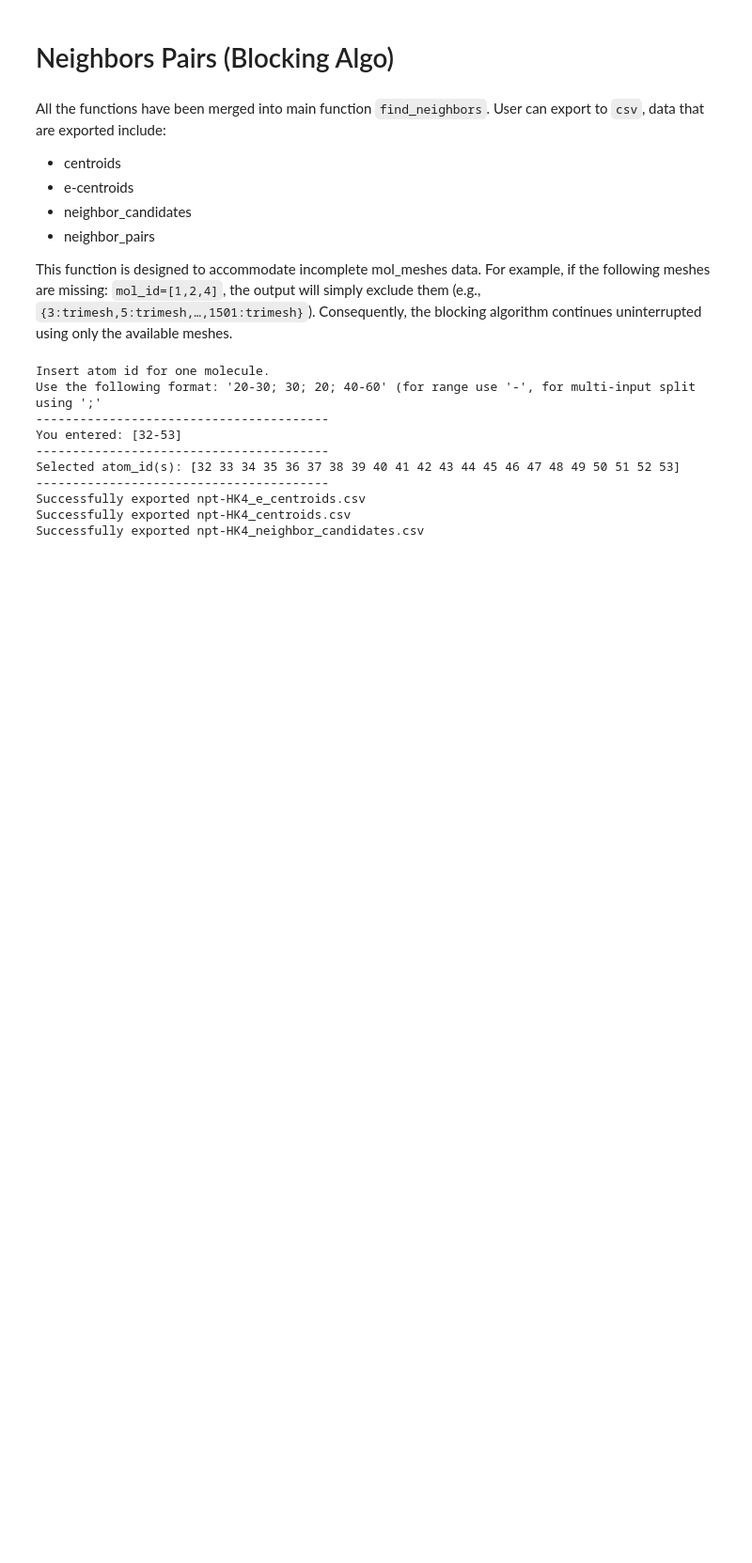
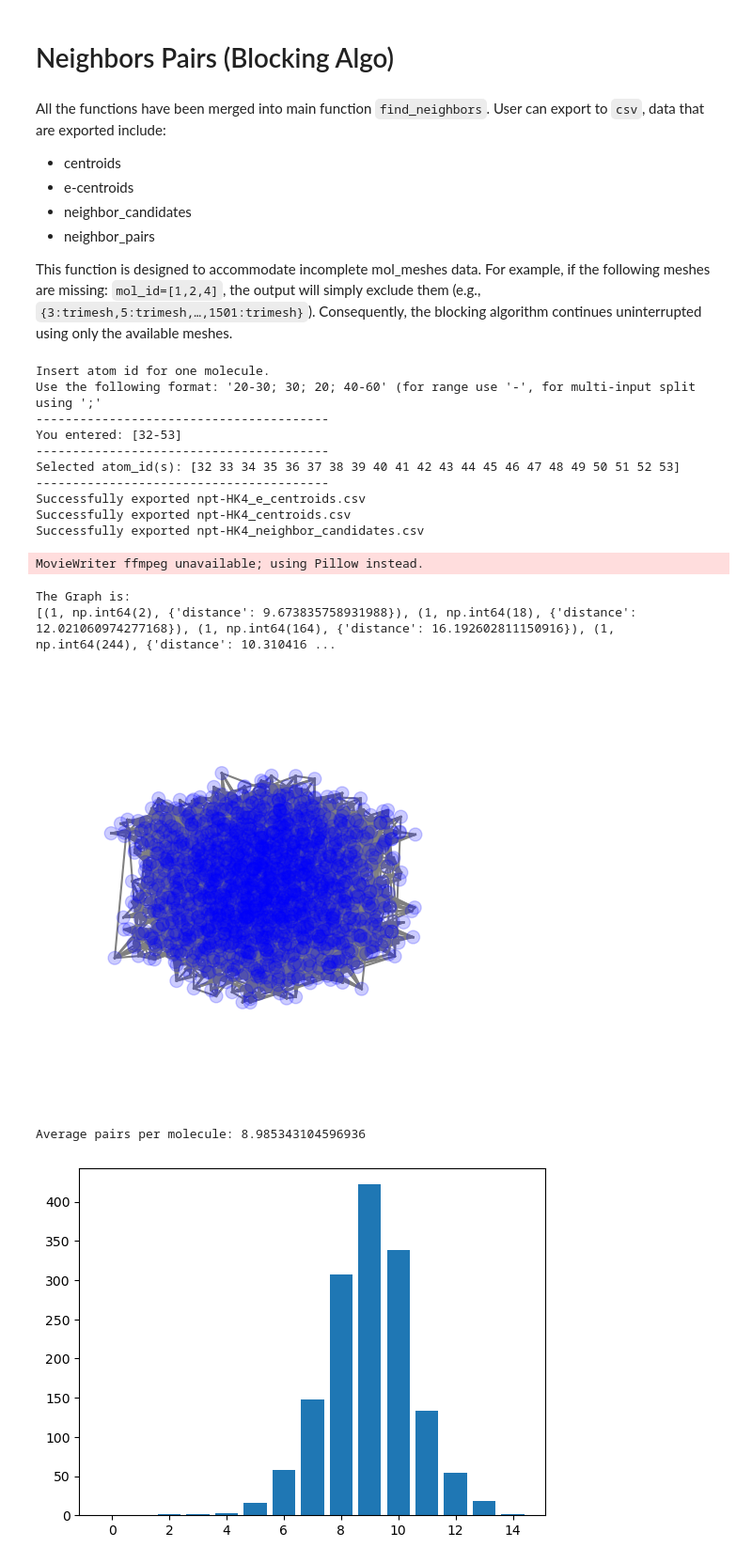
Before and after one commit to QMathsdude/kmc-charge-transport-organic-semiconductor, a Jupyter notebook: notebooks/08_/main_pipeline.ipynb, the cells around one changed output. Shown at 94% size. Cells and saved outputs as stored; diff of their text form; code cells hidden in the pictures; blank space fills up the shorter version.

```diff
--- a/notebooks/08_/main_pipeline.ipynb
+++ b/notebooks/08_/main_pipeline.ipynb
@@ -95,3 +95,22 @@ Selected atom_id(s): [32 33 34 35 36 37 38 39 40 41 42 43 44 45 46 47 48 49 50 5
 Successfully exported npt-HK4_e_centroids.csv
 Successfully exported npt-HK4_centroids.csv
 Successfully exported npt-HK4_neighbor_candidates.csv
+# %%
+from utils import networkx_graph_making as ngm
+
+# Took 10 minutes to generate 3D graph
+G = ngm.networkx_graph_making(centroids_path = "npt-HK4_centroids.csv",
+                          neighbor_pairs_path = "npt-HK4_neighbor_pairs.csv",
+                          e_coupling_data_path = "../../data/e-coupling_with_nn_distance.txt",
+                          pairs_without_e_coupling_to_txt = False,
+                          plot_3D_to_gif = True
+                          )
+
+ngm.average_pairs_per_molecule(G)
+# %% [output]
+MovieWriter ffmpeg unavailable; using Pillow instead.
+The Graph is:
+[(1, np.int64(2), {'distance': 9.673835758931988}), (1, np.int64(18), {'distance': 12.021060974277168}), (1, np.int64(164), {'distance': 16.192602811150916}), (1, np.int64(244), {'distance': 10.310416 ...
+[figure, added]
+Average pairs per molecule: 8.985343104596936
+[figure, added]
```
Also changed, not shown: 5 other files.
